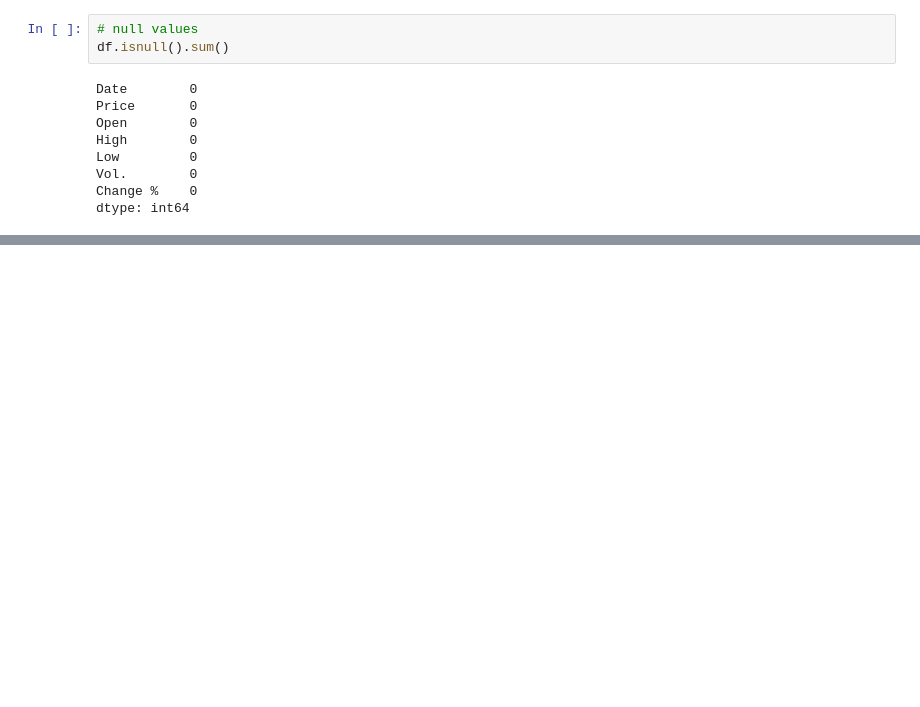
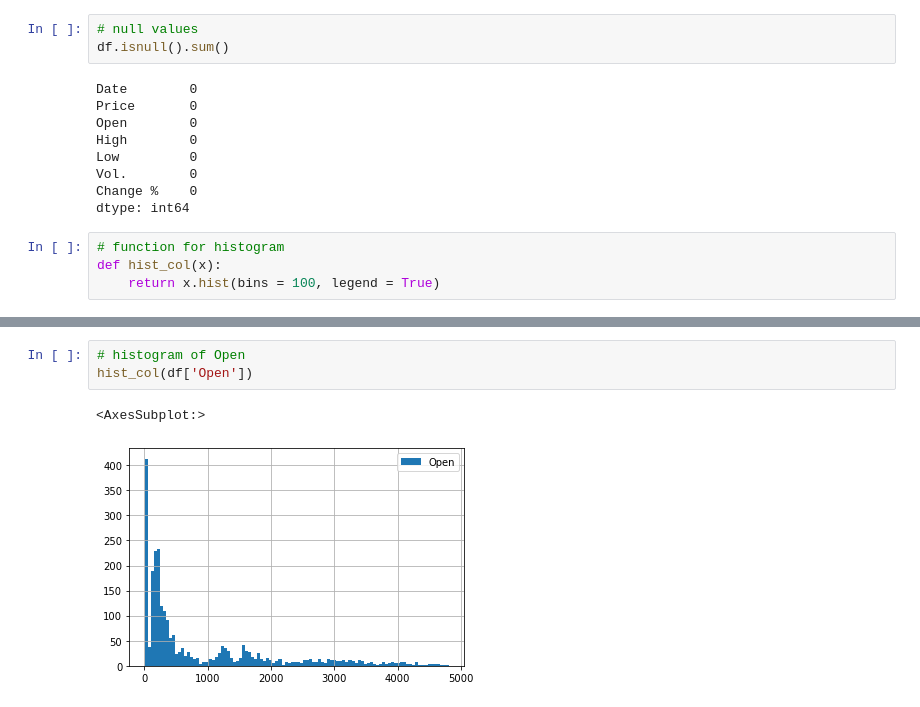
Before and after one commit to jamesjhjung/Ethereum-Prediction-Model, a Jupyter notebook: EDA.ipynb, the cells around one changed output, grey strips where cells are left out. Cells and saved outputs as stored; diff of their text form; blank space fills up the shorter version.

```diff
--- a/EDA.ipynb
+++ b/EDA.ipynb
@@ -122,5 +154,9 @@ Low         0
 Vol.        0
 Change %    0
 dtype: int64
+# %%
+# function for histogram
+def hist_col(x):
+    return x.hist(bins = 100, legend = True)
 # %%
 # histogram of Price
@@ -128,3 +164,9 @@ df['Price'].hist(bins = 100, legend = True)
 # %% [output]
 <AxesSubplot:>
 [figure]
+# %%
+# histogram of Open
+hist_col(df['Open'])
+# %% [output]
+<AxesSubplot:>
+[figure, added]
```
Also changed, not shown: parts of 9 cells of this notebook.
